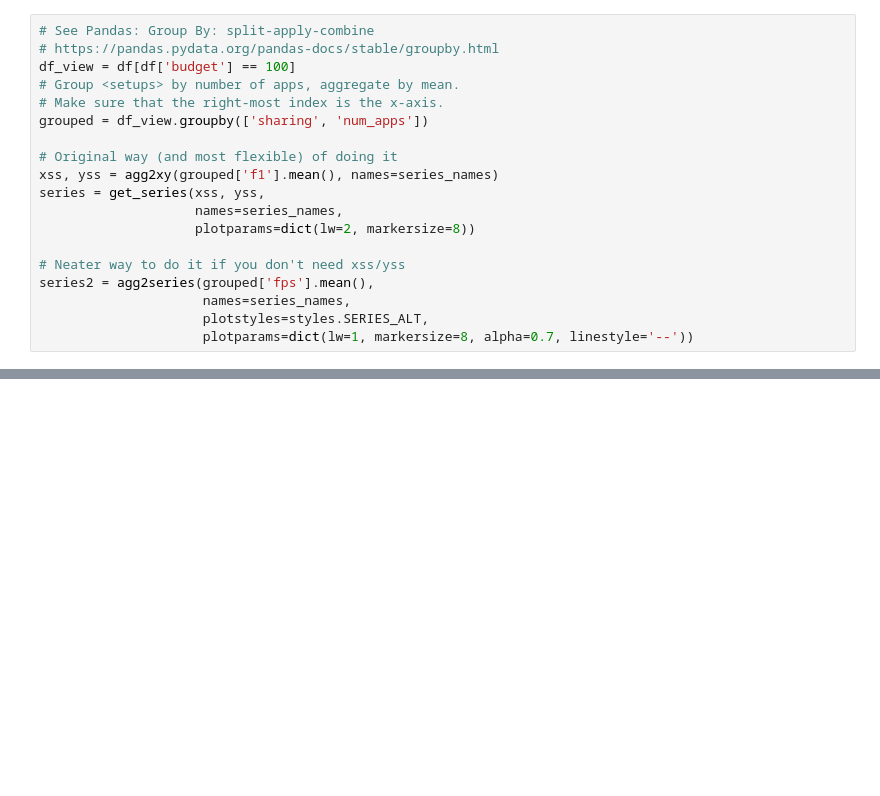
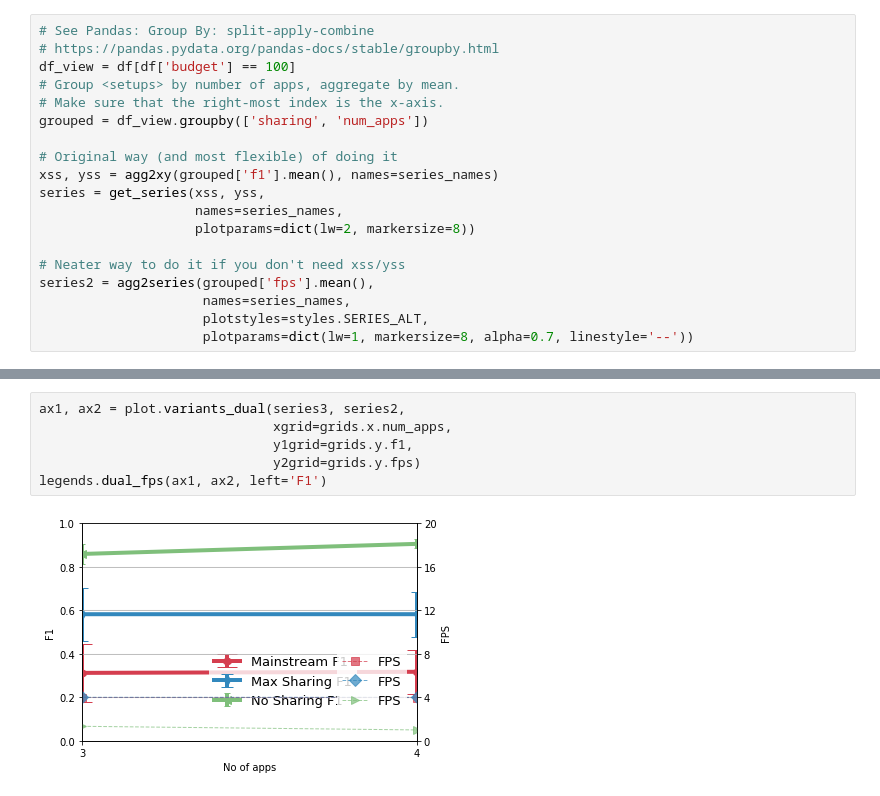
Before and after one commit to angelajiang/mainstream-analysis, a Jupyter notebook: 2018-Spring/notebooks/daniel/fig7.ipynb, the cells around one changed output, grey strips where cells are left out. Saved outputs shown, nothing was run; the diff lists cells and outputs as text; blank space fills up the shorter version.

```diff
--- a/2018-Spring/notebooks/daniel/fig7.ipynb
+++ b/2018-Spring/notebooks/daniel/fig7.ipynb
@@ -88,0 +88,8 @@ legends.dual_fps(ax1, ax2, left='F1')
+# %%
+ax1, ax2 = plot.variants_dual(series3, series2,
+                              xgrid=grids.x.num_apps,
+                              y1grid=grids.y.f1,
+                              y2grid=grids.y.fps)
+legends.dual_fps(ax1, ax2, left='F1')
+# %% [output]
+[figure, added]
```
Also changed, not shown: parts of 9 cells of this notebook, 3 other files.
